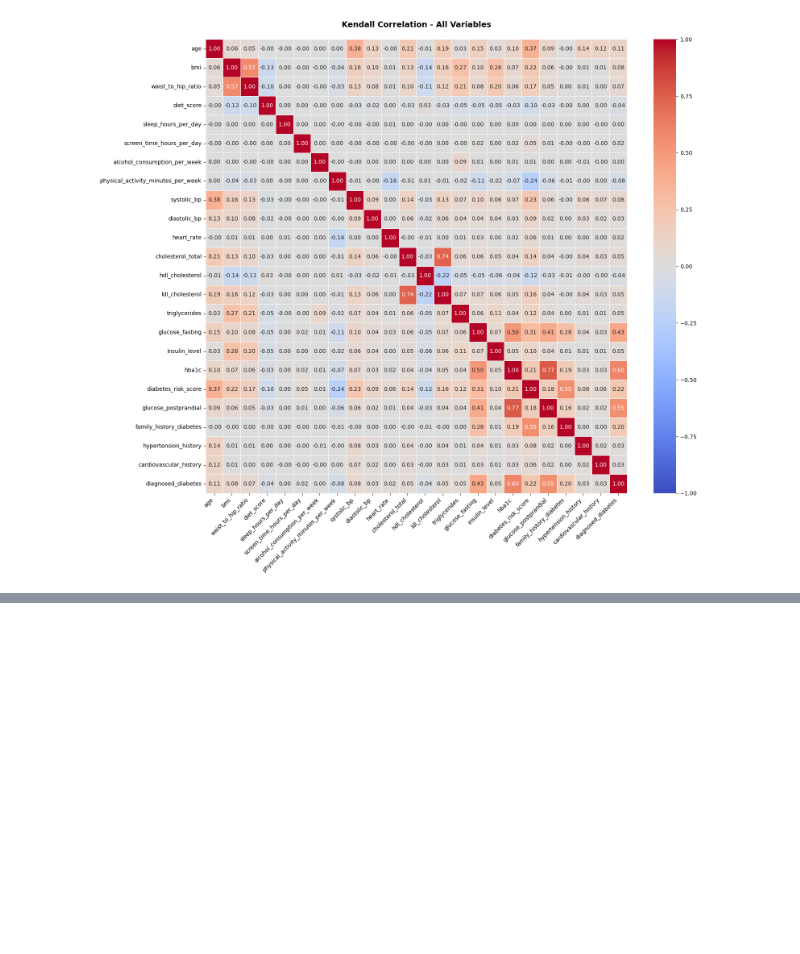
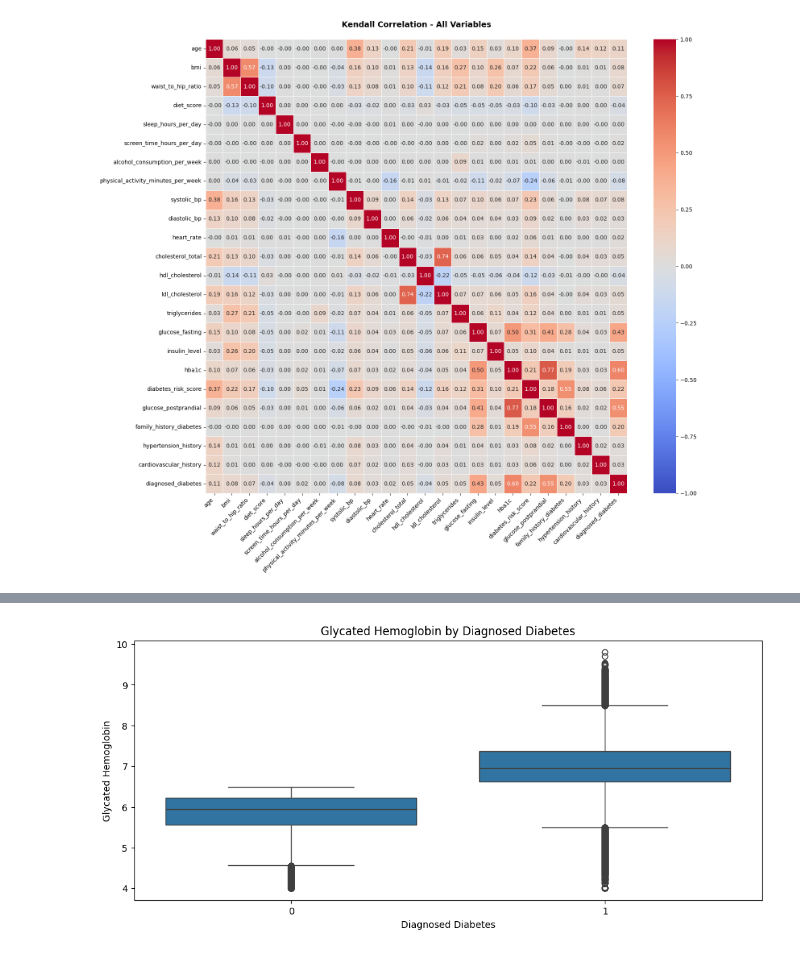
Before and after one commit to tpsilva22/teabetes, a Jupyter notebook: notebooks/correlations.ipynb, the cells around one changed output, grey strips where cells are left out. Saved outputs shown, nothing was run; the diff lists cells and outputs as text; code cells hidden in the pictures; blank space fills up the shorter version.

```diff
--- a/notebooks/correlations.ipynb
+++ b/notebooks/correlations.ipynb
@@ -111,0 +148,10 @@ plt.show()
+# %%
+# HbA1c vs Diagnosed Diabetes (Boxplot)
+plt.figure(figsize=(12, 5))
+sns.boxplot(data=diabetes, x="diagnosed_diabetes", y="hba1c")
+plt.title("Glycated Hemoglobin by Diagnosed Diabetes")
+plt.xlabel("Diagnosed Diabetes")
+plt.ylabel("Glycated Hemoglobin")
+plt.show()
+# %% [output]
+[figure, added]
```
Also changed, not shown: parts of 7 cells of this notebook.
